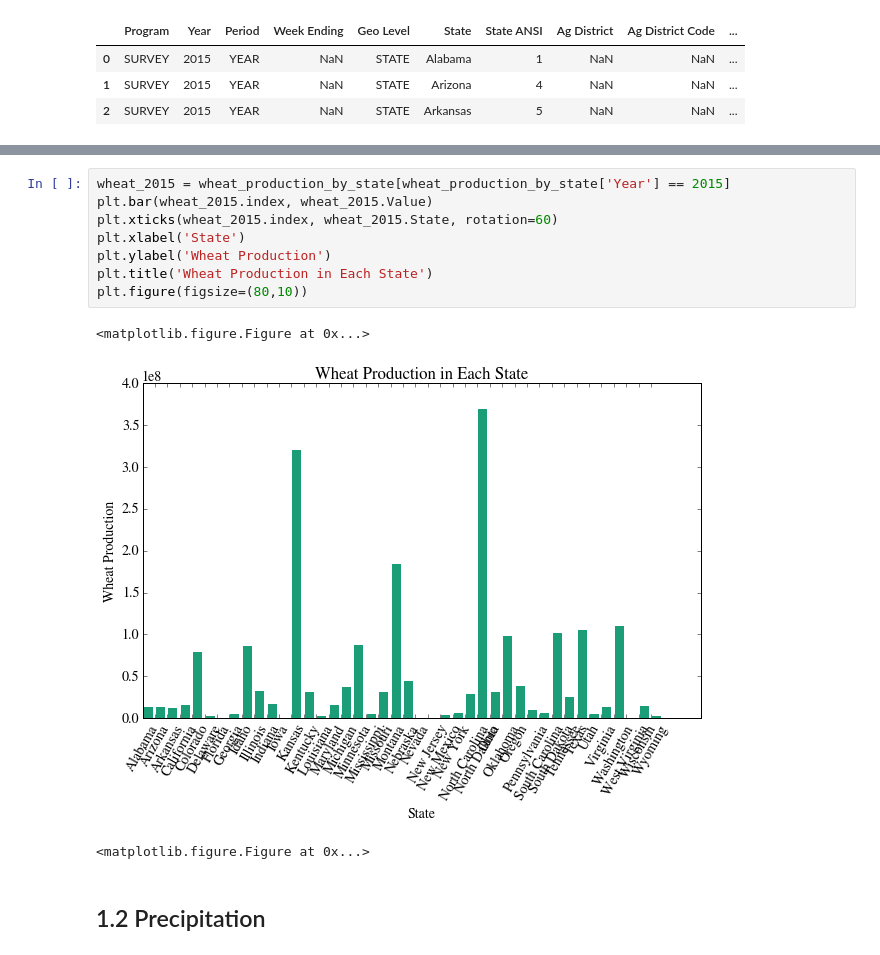
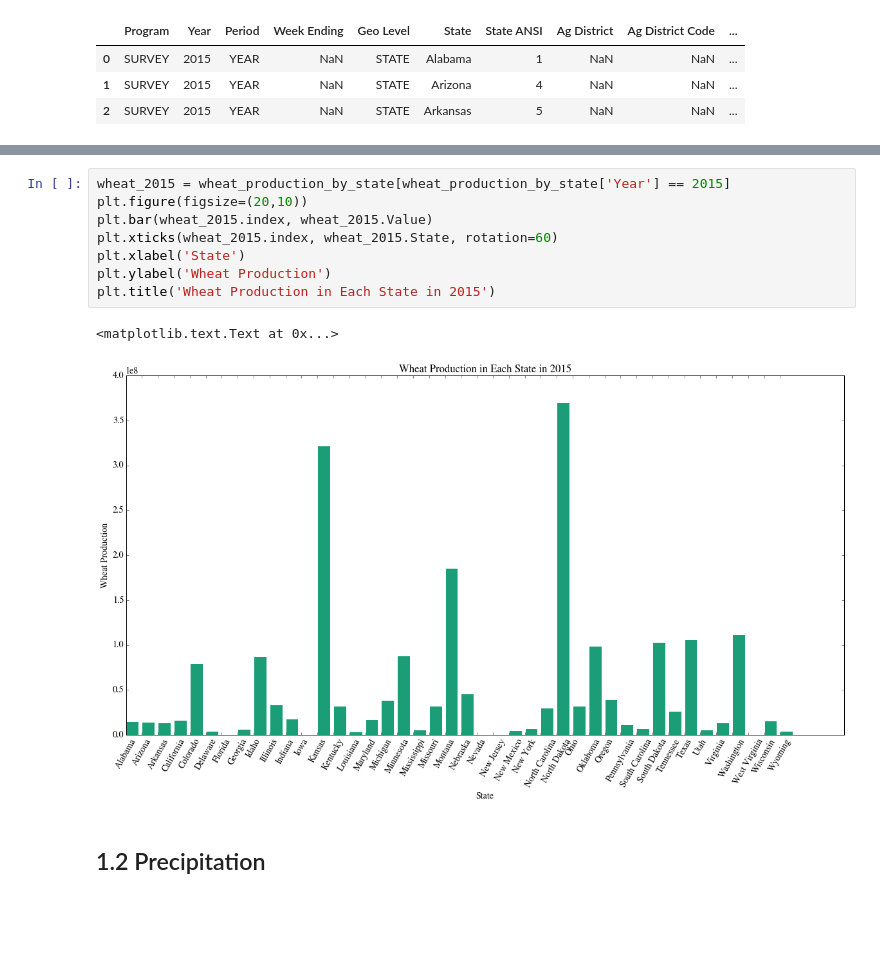
Before and after one commit to dwang953/109-Project, a Jupyter notebook: Map_Visualizations.ipynb, the cells around one changed output, grey strips where cells are left out. Drawn from its saved outputs; the diff is of its cells as text; blank space fills up the shorter version.

```diff
--- a/Map_Visualizations.ipynb
+++ b/Map_Visualizations.ipynb
@@ -231,15 +231,14 @@ make_map(wheat_production_by_state.loc[wheat_production_by_state['Year'] == 2015
 # %%
 wheat_2015 = wheat_production_by_state[wheat_production_by_state['Year'] == 2015]
+plt.figure(figsize=(20,10))
 plt.bar(wheat_2015.index, wheat_2015.Value)
 plt.xticks(wheat_2015.index, wheat_2015.State, rotation=60)
 plt.xlabel('State')
 plt.ylabel('Wheat Production')
-plt.title('Wheat Production in Each State')
-plt.figure(figsize=(80,10))
+plt.title('Wheat Production in Each State in 2015')
 # %% [output]
-<matplotlib.figure.Figure at 0x...>
+<matplotlib.text.Text at 0x...>
-[figure, old version]
+[figure, new version]
-<matplotlib.figure.Figure at 0x...>
 # %% [markdown]
 ## 1.2 Precipitation
 # %%
```
Also changed, not shown: parts of 12 cells of this notebook, 1 other file.
